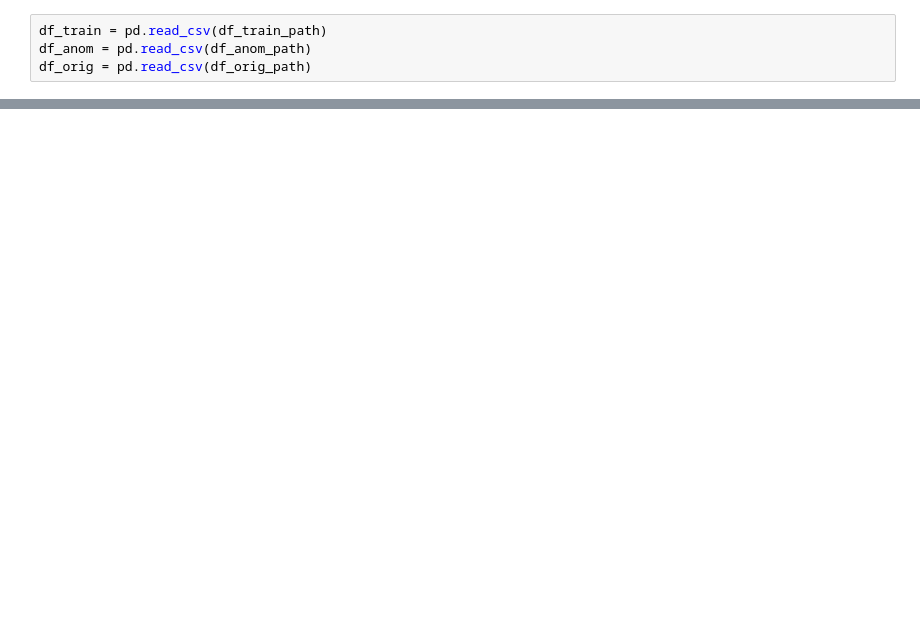
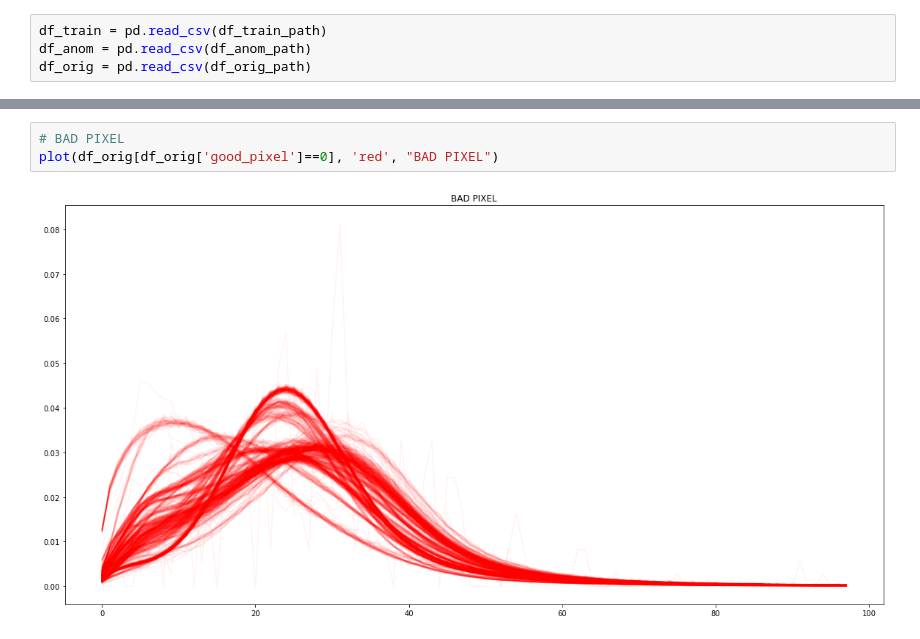
Before and after one commit to mantydze/ml4dqm-ul, a Jupyter notebook: ZeroBias2017B/scripts/src/evaluate.ipynb, the cells around one changed output, grey strips where cells are left out. Saved outputs shown, nothing was run; the diff lists cells and outputs as text; blank space fills up the shorter version.

```diff
--- a/ZeroBias2017B/scripts/src/evaluate.ipynb
+++ b/ZeroBias2017B/scripts/src/evaluate.ipynb
@@ -15,0 +48,5 @@ df_orig = pd.read_csv(df_orig_path)
+# %%
+# BAD PIXEL
+plot(df_orig[df_orig['good_pixel']==0], 'red', "BAD PIXEL")
+# %% [output]
+[figure, added]
```
Also changed, not shown: parts of 13 cells of this notebook, 11 other files.
